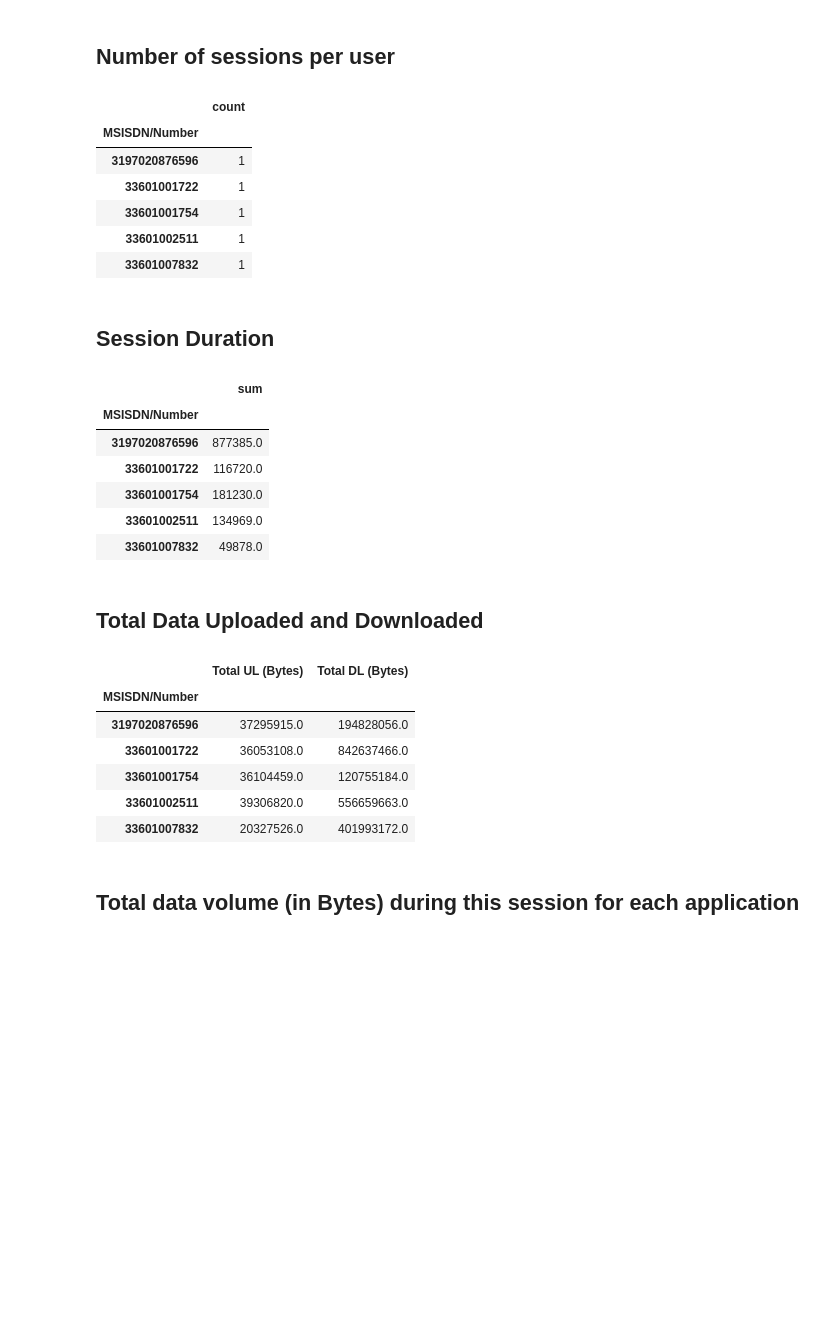
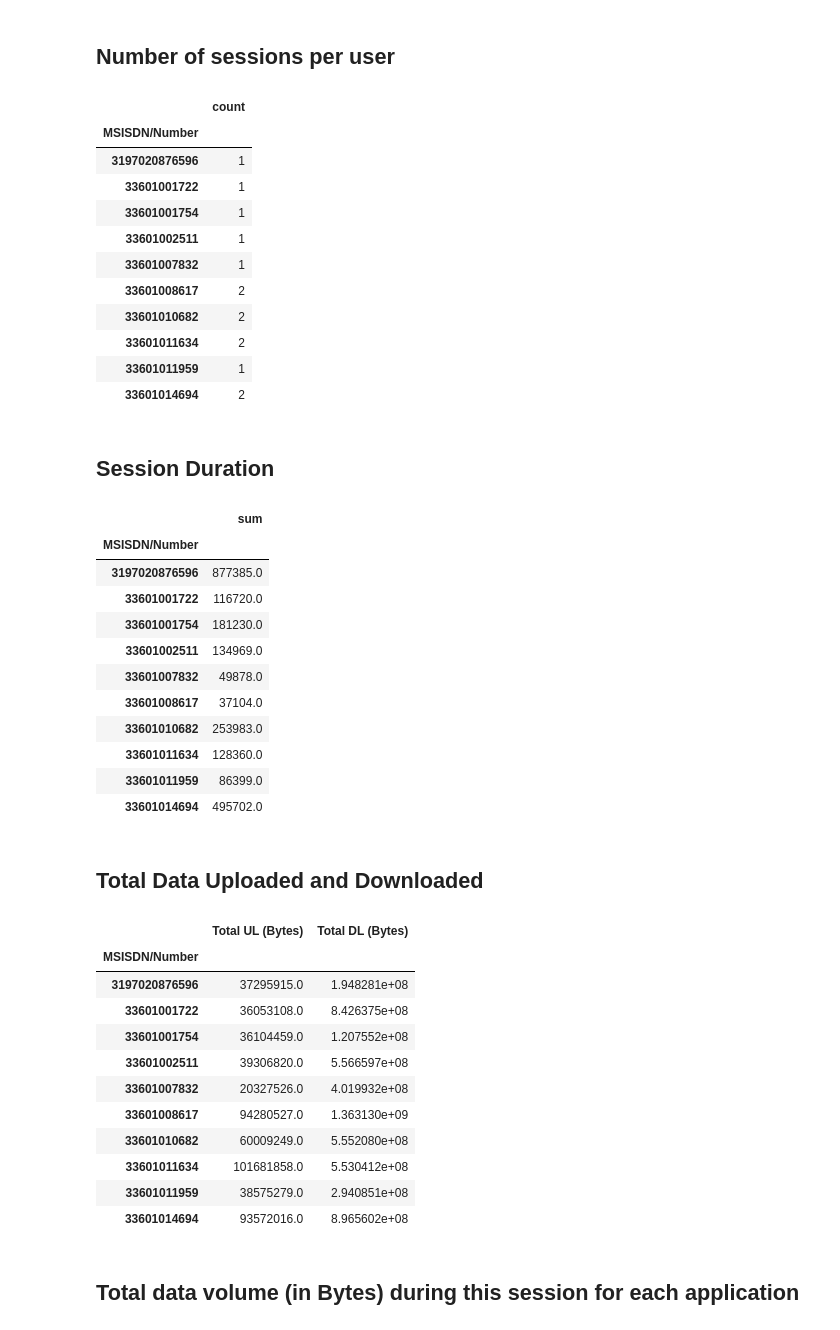
Before and after one commit to eyerus21/10Academy-week-1-challenge, a Jupyter notebook: notebooks/_.ipynb, the cells around one changed output. Drawn from its saved outputs; the diff is of its cells as text; code cells hidden in the pictures; blank space fills up the shorter version.

```diff
--- a/notebooks/_.ipynb
+++ b/notebooks/_.ipynb
@@ -203,7 +216,7 @@ Name: IMSI, dtype: int64
 # %%
 # Aggregating per user the number of xDR session column
 df_session_count = df.groupby(['MSISDN/Number'])['Bearer Id'].agg(['count'])
-df_session_count.head()
+df_session_count.head(10)
 # %% [output]
 |  | count |
 | MSISDN/Number |  |
@@ -212,12 +225,17 @@ df_session_count.head()
 | 33601001754 | 1 |
 | 33601002511 | 1 |
 | 33601007832 | 1 |
+| 33601008617 | 2 |
+| 33601010682 | 2 |
+| 33601011634 | 2 |
+| 33601011959 | 1 |
+| 33601014694 | 2 |
 # %% [markdown]
 ## Session Duration
 # %%
 # Aggregating per user the Session duration column
 df_session_duration = df.groupby(['MSISDN/Number'])['Dur. (ms)'].agg(['sum'])
-df_session_duration.head()
+df_session_duration.head(10)
 # %% [output]
 |  | sum |
 | MSISDN/Number |  |
@@ -226,19 +244,29 @@ df_session_duration.head()
 | 33601001754 | 181230.0 |
 | 33601002511 | 134969.0 |
 | 33601007832 | 49878.0 |
+| 33601008617 | 37104.0 |
+| 33601010682 | 253983.0 |
+| 33601011634 | 128360.0 |
+| 33601011959 | 86399.0 |
+| 33601014694 | 495702.0 |
 # %% [markdown]
 ## Total Data Uploaded and Downloaded
 # %%
 df_total_data = df.groupby(['MSISDN/Number'])['Total UL (Bytes)', 'Total DL (Bytes)'].sum()
-df_total_data.head()
+df_total_data.head(10)
 # %% [output]
 |  | Total UL (Bytes) | Total DL (Bytes) |
 | MSISDN/Number |  |  |
-| 3197020876596 | 37295915.0 | 194828056.0 |
-| 33601001722 | 36053108.0 | 842637466.0 |
-| 33601001754 | 36104459.0 | 120755184.0 |
-| 33601002511 | 39306820.0 | 556659663.0 |
-| 33601007832 | 20327526.0 | 401993172.0 |
+| 3197020876596 | 37295915.0 | 1.948281e+08 |
+| 33601001722 | 36053108.0 | 8.426375e+08 |
+| 33601001754 | 36104459.0 | 1.207552e+08 |
+| 33601002511 | 39306820.0 | 5.566597e+08 |
+| 33601007832 | 20327526.0 | 4.019932e+08 |
+| 33601008617 | 94280527.0 | 1.363130e+09 |
+| 33601010682 | 60009249.0 | 5.552080e+08 |
+| 33601011634 | 101681858.0 | 5.530412e+08 |
+| 33601011959 | 38575279.0 | 2.940851e+08 |
+| 33601014694 | 93572016.0 | 8.965602e+08 |
 # %% [markdown]
 ## Total data volume (in Bytes) during this session for each application
 # %%
```
Also changed, not shown: parts of 37 cells of this notebook, 5 other files.
